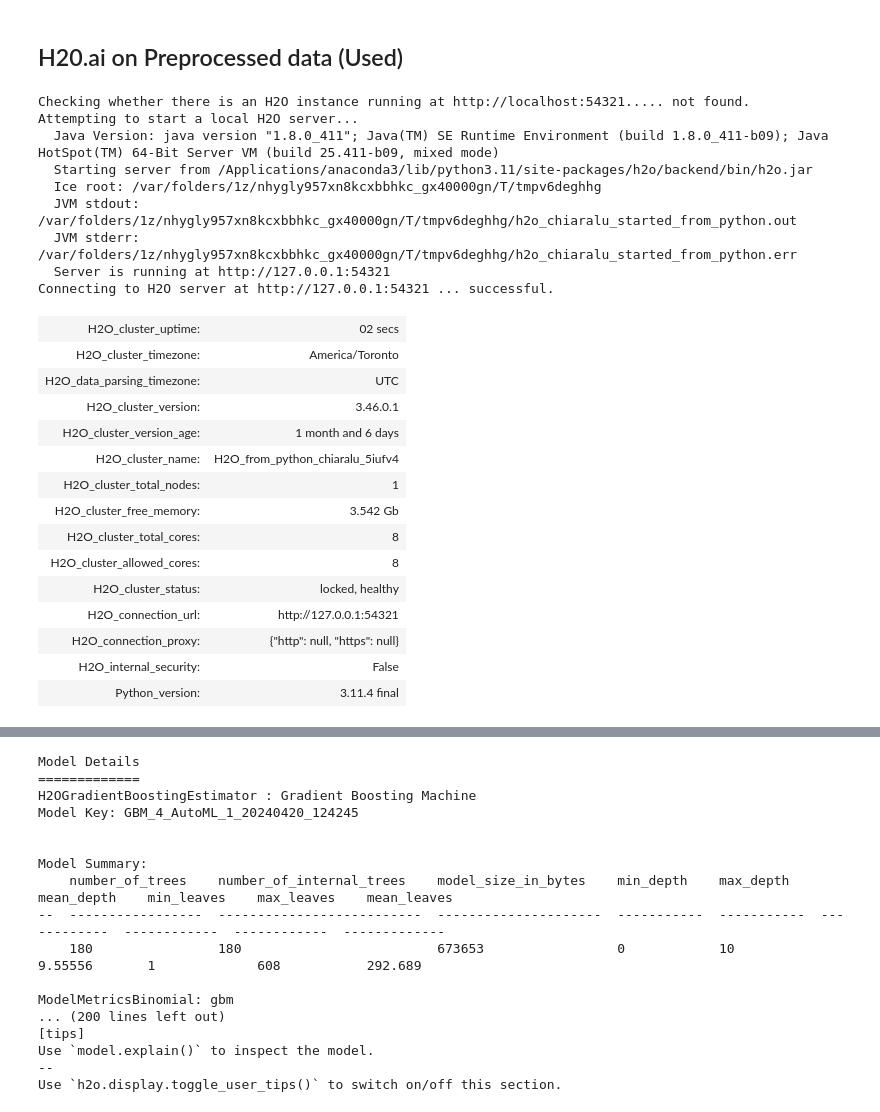
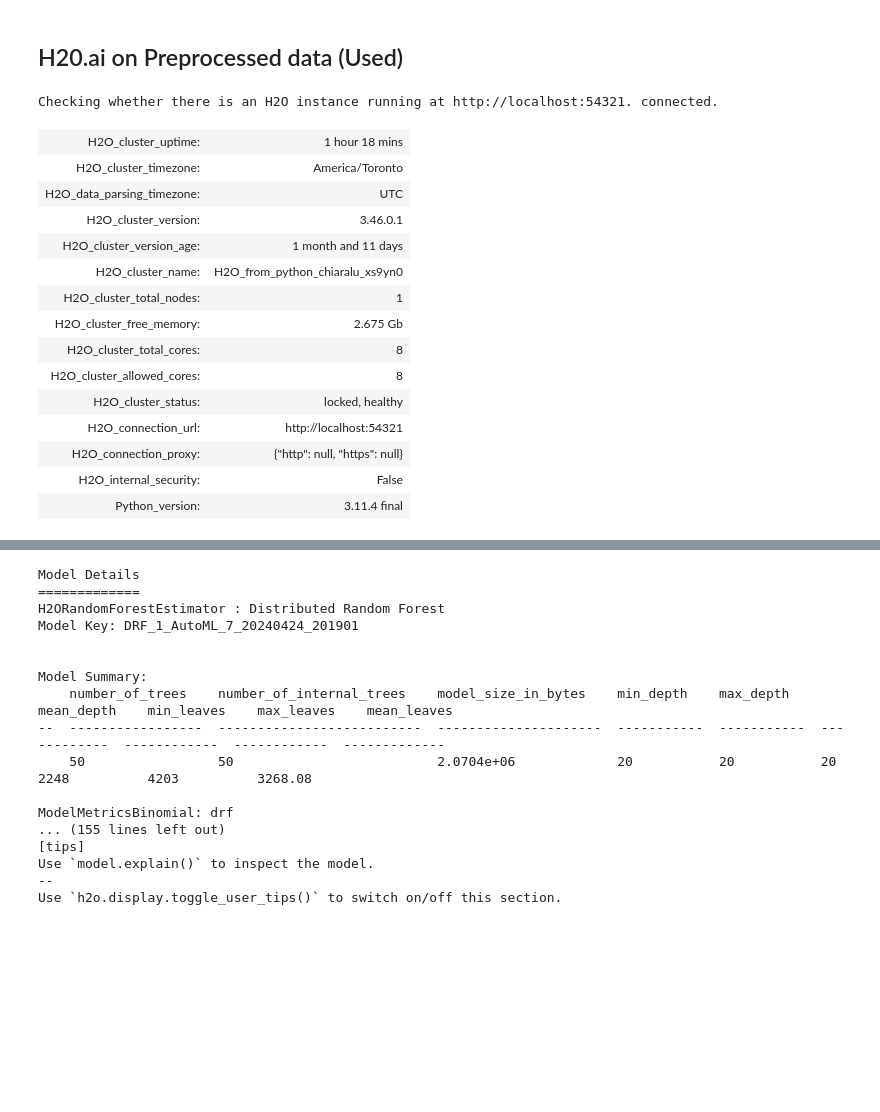
Before and after one commit to McGill-MMA-EnterpriseAnalytics/hotel_cancellation_ML2, a Jupyter notebook: AutoML/H20.ai/H2o.ai.ipynb, the cells around one changed output, grey strips where cells are left out. Cells and saved outputs as stored; diff of their text form; code cells hidden in the pictures; blank space fills up the shorter version.

```diff
--- a/AutoML/H20.ai/H2o.ai.ipynb
+++ b/AutoML/H20.ai/H2o.ai.ipynb
@@ -237,53 +237,46 @@ h2o_lb.head(rows = h2o_lb.nrows)
 # %%
 import pandas as pd
 
-X_train = pd.read_csv('/Users/chiaralu/Desktop/Courses/INSY 695/Group Project/hotel_cancellation_ML2/datasets/X_train.csv')
-y_train = pd.read_csv('/Users/chiaralu/Desktop/Courses/INSY 695/Group Project/hotel_cancellation_ML2/datasets/y_train.csv')
-X_test = pd.read_csv('/Users/chiaralu/Desktop/Courses/INSY 695/Group Project/hotel_cancellation_ML2/datasets/X_test.csv')
-y_test = pd.read_csv('/Users/chiaralu/Desktop/Courses/INSY 695/Group Project/hotel_cancellation_ML2/datasets/y_test.csv')
-X_val = pd.read_csv('/Users/chiaralu/Desktop/Courses/INSY 695/Group Project/hotel_cancellation_ML2/datasets/X_val.csv')
-y_val = pd.read_csv('/Users/chiaralu/Desktop/Courses/INSY 695/Group Project/hotel_cancellation_ML2/datasets/y_val.csv')
+# import preprocessed data
+X_train = pd.read_csv('/Users/chiaralu/Desktop/Courses/INSY 695/Group Project/hotel_cancellation_ML2/X_train_ros.csv')
+y_train = pd.read_csv('/Users/chiaralu/Desktop/Courses/INSY 695/Group Project/hotel_cancellation_ML2/y_train_ros.csv')
+X_test = pd.read_csv('/Users/chiaralu/Desktop/Courses/INSY 695/Group Project/hotel_cancellation_ML2/X_test_std.csv')
+y_test = pd.read_csv('/Users/chiaralu/Desktop/Courses/INSY 695/Group Project/hotel_cancellation_ML2/y_test.csv')
+X_val = pd.read_csv('/Users/chiaralu/Desktop/Courses/INSY 695/Group Project/hotel_cancellation_ML2/X_val_std.csv')
+y_val = pd.read_csv('/Users/chiaralu/Desktop/Courses/INSY 695/Group Project/hotel_cancellation_ML2/y_val.csv')
 
 
 # Initialize H2O
 h2o.init()
 
 # Initialize H2OAutoML
-h2o_aml = H2OAutoML(max_models=12, seed=1, exclude_algos=["StackedEnsemble"], verbosity="info")
+h2o_aml = H2OAutoML(max_models=12, seed=1, exclude_algos=["StackedEnsemble"], verbosity="info", max_runtime_secs=120)
 
 # Concatenate X_train and y_train
 frame = pd.concat([X_train, y_train], axis=1)
 
 # Convert DataFrame to H2O Frame
 train = h2o.H2OFrame(frame)
 
 # Change data type of 'is_canceled' column in y_train
 train['is_canceled'] = train['is_canceled'].asfactor()  # Convert to categorical
 
 # Train H2OAutoML
 h2o_aml.train(y='is_canceled', training_frame=train)
 # %% [output]
-Checking whether there is an H2O instance running at http://localhost:54321..... not found.
-Attempting to start a local H2O server...
-  Java Version: java version "1.8.0_411"; Java(TM) SE Runtime Environment (build 1.8.0_411-b09); Java HotSpot(TM) 64-Bit Server VM (build 25.411-b09, mixed mode)
-  Starting server from /Applications/anaconda3/lib/python3.11/site-packages/h2o/backend/bin/h2o.jar
-  Ice root: /var/folders/1z/nhygly957xn8kcxbbhkc_gx40000gn/T/tmpv6deghhg
-  JVM stdout: /var/folders/1z/nhygly957xn8kcxbbhkc_gx40000gn/T/tmpv6deghhg/h2o_chiaralu_started_from_python.out
-  JVM stderr: /var/folders/1z/nhygly957xn8kcxbbhkc_gx40000gn/T/tmpv6deghhg/h2o_chiaralu_started_from_python.err
-  Server is running at http://127.0.0.1:54321
-Connecting to H2O server at http://127.0.0.1:54321 ... successful.
+Checking whether there is an H2O instance running at http://localhost:54321. connected.
-| H2O_cluster_uptime: | 02 secs |
+| H2O_cluster_uptime: | 1 hour 18 mins |
 | H2O_cluster_timezone: | America/Toronto |
 | H2O_data_parsing_timezone: | UTC |
 | H2O_cluster_version: | 3.46.0.1 |
-| H2O_cluster_version_age: | 1 month and 6 days |
-| H2O_cluster_name: | H2O_from_python_chiaralu_5iufv4 |
+| H2O_cluster_version_age: | 1 month and 11 days |
+| H2O_cluster_name: | H2O_from_python_chiaralu_xs9yn0 |
 | H2O_cluster_total_nodes: | 1 |
-| H2O_cluster_free_memory: | 3.542 Gb |
+| H2O_cluster_free_memory: | 2.675 Gb |
 | H2O_cluster_total_cores: | 8 |
 | H2O_cluster_allowed_cores: | 8 |
 | H2O_cluster_status: | locked, healthy |
-| H2O_connection_url: | http://127.0.0.1:54321 |
+| H2O_connection_url: | http://localhost:54321 |
 | H2O_connection_proxy: | {"http": null, "https": null} |
 | H2O_internal_security: | False |
 | Python_version: | 3.11.4 final |
@@ -307,16 +300,16 @@ AutoML progress: |
 Model Details
 =============
-H2OGradientBoostingEstimator : Gradient Boosting Machine
-Model Key: GBM_4_AutoML_1_20240420_124245
+H2ORandomForestEstimator : Distributed Random Forest
+Model Key: DRF_1_AutoML_7_20240424_201901
 
 
 Model Summary:
     number_of_trees    number_of_internal_trees    model_size_in_bytes    min_depth    max_depth    mean_depth    min_leaves    max_leaves    mean_leaves
 --  -----------------  --------------------------  ---------------------  -----------  -----------  ------------  ------------  ------------  -------------
-    180                180                         673653                 0            10           9.55556       1             608           292.689
+    50                 50                          2.0704e+06             20           20           20            2248          4203          3268.08
 
-ModelMetricsBinomial: gbm
-... (200 lines left out)
+ModelMetricsBinomial: drf
+... (155 lines left out)
 [tips]
 Use `model.explain()` to inspect the model.
 --
```
Also changed, not shown: parts of 9 cells of this notebook.
